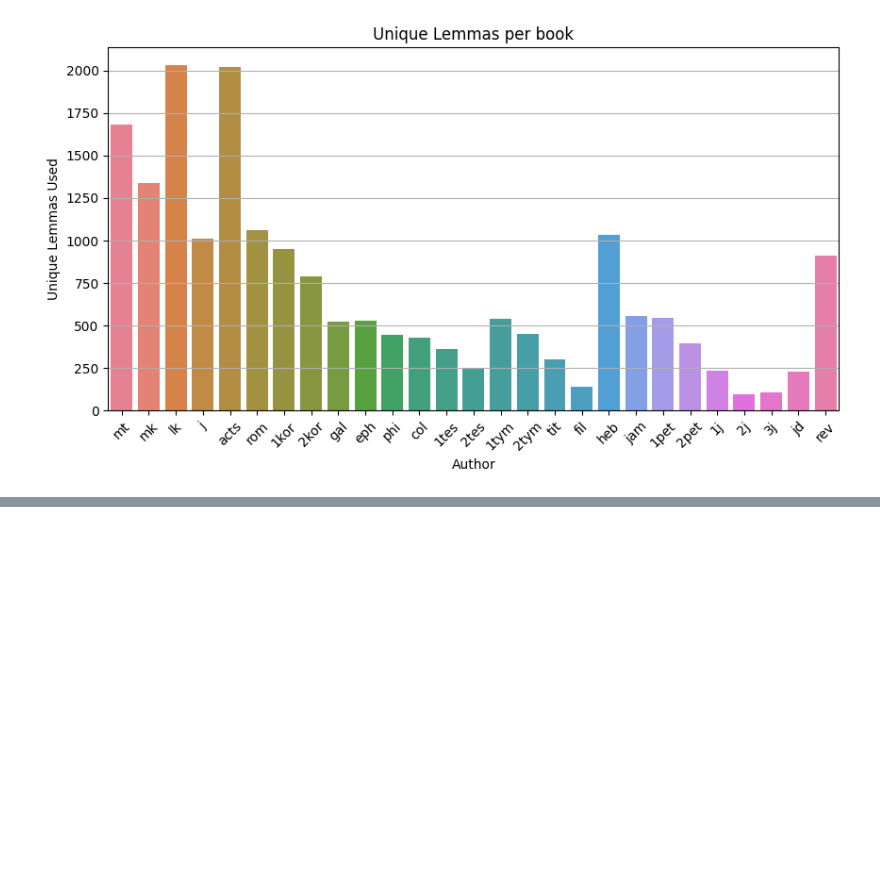
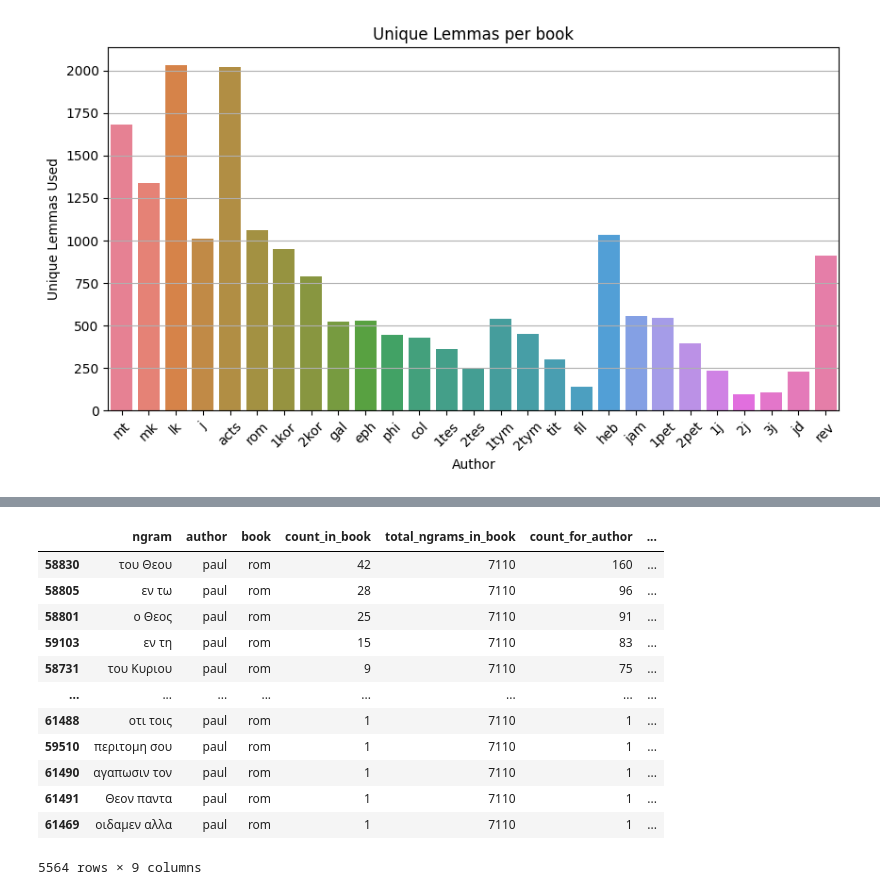
Before and after one commit to annagiszczak/TEXT-project, a Jupyter notebook: lab.ipynb, the cells around one changed output, grey strips where cells are left out. Drawn from its saved outputs; the diff is of its cells as text; code cells hidden in the pictures; blank space fills up the shorter version.

```diff
--- a/lab.ipynb
+++ b/lab.ipynb
@@ -155,0 +136,63 @@ plt.show()
+# %%
+from collections import Counter
+
+
+n=2
+ngram_list = []
+
+# Process each book and author separately
+for (book, author), group in df.groupby(["book", "author"], sort=False):
+    words = group["word"].tolist()
+
+    # Create n-grams using sliding window
+    ngrams = [" ".join(words[i:i+n]) for i in range(len(words) - n + 1)]
+
+    # Count n-gram occurrences in this book
+    book_ngram_counts = Counter(ngrams)
+    total_ngrams_in_book = sum(book_ngram_counts.values())  # Total n-grams in book
+
+    # Store results
+    for ngram, count in book_ngram_counts.items():
+        ngram_list.append({
+            "ngram": ngram,
+            "author": author,
+            "book": book,
+            "count_in_book": count,
+            "total_ngrams_in_book": total_ngrams_in_book  # Store total for normalization
+        })
+
+# Convert to DataFrame
+ngram_df = pd.DataFrame(ngram_list)
+
+# Compute author-level counts
+author_ngram_counts = ngram_df.groupby(["author", "ngram"])["count_in_book"].sum().reset_index()
+author_ngram_counts.rename(columns={"count_in_book": "count_for_author"}, inplace=True)
+
+# Compute total n-grams per author
+author_total_ngrams = ngram_df.groupby("author")["count_in_book"].sum().to_dict()
+
+# Merge author-level counts into main DataFrame
+ngram_df = ngram_df.merge(author_ngram_counts, on=["author", "ngram"], how="left")
+
+# Add total n-grams per author
+ngram_df["total_ngrams_for_author"] = ngram_df["author"].map(author_total_ngrams)
+
+# Compute frequencies normalized by n-gram count
+ngram_df["freq_in_book"] = ngram_df["count_in_book"] / ngram_df["total_ngrams_in_book"]
+ngram_df["freq_for_author"] = ngram_df["count_for_author"] / ngram_df["total_ngrams_for_author"]
+
+ngram_df[ngram_df["book"] == "rom"].sort_values("freq_for_author", ascending=False)
+# %% [output]
+|  | ngram | author | book | count_in_book | total_ngrams_in_book | count_for_author | ... |
+| 58830 | του Θεου | paul | rom | 42 | 7110 | 160 | ... |
+| 58805 | εν τω | paul | rom | 28 | 7110 | 96 | ... |
+| 58801 | ο Θεος | paul | rom | 25 | 7110 | 91 | ... |
+| 59103 | εν τη | paul | rom | 15 | 7110 | 83 | ... |
+| 58731 | του Κυριου | paul | rom | 9 | 7110 | 75 | ... |
+| ... | ... | ... | ... | ... | ... | ... | ... |
+| 61488 | οτι τοις | paul | rom | 1 | 7110 | 1 | ... |
+| 59510 | περιτομη σου | paul | rom | 1 | 7110 | 1 | ... |
+| 61490 | αγαπωσιν τον | paul | rom | 1 | 7110 | 1 | ... |
+| 61491 | Θεον παντα | paul | rom | 1 | 7110 | 1 | ... |
+| 61469 | οιδαμεν αλλα | paul | rom | 1 | 7110 | 1 | ... |
+5564 rows × 9 columns
```
Also changed, not shown: parts of 4 cells of this notebook.
